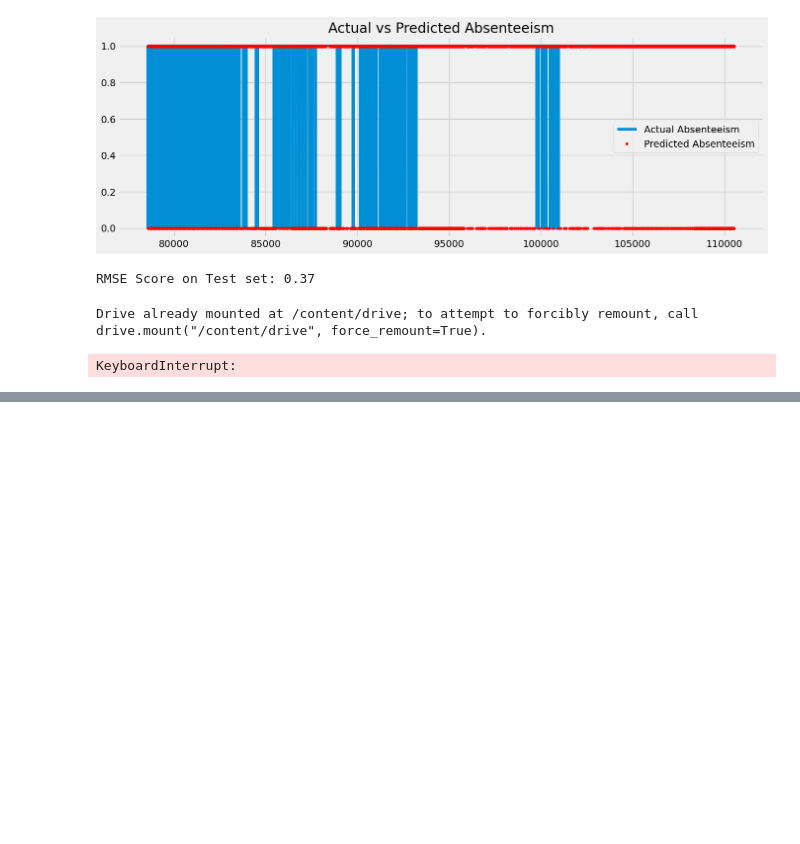
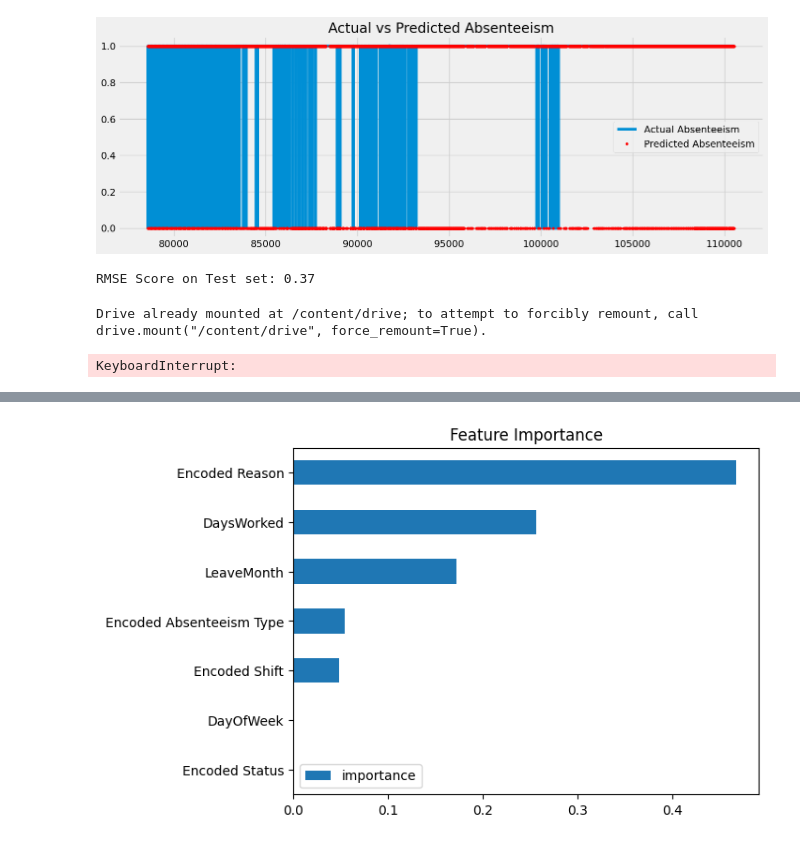
Before and after one commit to DSGP-Group-1-EAPS/SL-Apparel-Dataset, a Jupyter notebook: TimeSeries_Test_K.ipynb, the cells around one changed output, grey strips where cells are left out. Drawn from its saved outputs; the diff is of its cells as text; code cells hidden in the pictures; blank space fills up the shorter version.

```diff
--- a/TimeSeries_Test_K.ipynb
+++ b/TimeSeries_Test_K.ipynb
@@ -693,3 +693,96 @@ print(predicted_absentees)
 # %% [output]
 Drive already mounted at /content/drive; to attempt to forcibly remount, call drive.mount("/content/drive", force_remount=True).
 KeyboardInterrupt:
+# %%
+import pandas as pd
+import numpy as np
+import matplotlib.pyplot as plt
+import seaborn as sns
+from sklearn.model_selection import train_test_split
+from sklearn.preprocessing import LabelEncoder
+import xgboost as xgb
+from sklearn.metrics import mean_squared_error
+from google.colab import drive
+
+# Mounting the Google Drive
+drive.mount('/content/drive')
+
+# Reading the preprocessed data from the specified location
+df = pd.read_excel('/content/drive/MyDrive/DSGP_COURSEWORK/SL Apparel Dataset model/preprocessed_data_new.xlsx')
+
+# Define features and target variable
+features = ['Encoded Reason', 'Encoded Status', 'Encoded Absenteeism Type', 'Encoded Shift', 'DaysWorked', 'DayOfWeek', 'LeaveMonth']
+target = 'LeavesNextMonth'
+
+# Split data into training and testing sets
+train = df[df['Date'] <= '2022-12-31']
+test = df[df['Date'] > '2022-12-31']
+
+# Define features and target variables for training and testing
+X_train = train[features]
+y_train = train[target]
+
+X_test = test[features]
+y_test = test[target]
+
+# Train the XGBoost regression model
+reg = xgb.XGBRegressor(base_score=0.5, booster='gbtree',
+                        n_estimators=1000,
+                        early_stopping_rounds=50,
+                        max_depth=3,
+                        learning_rate=0.01)
+reg.fit(X_train, y_train,
+        eval_set=[(X_train, y_train), (X_test, y_test)],
+        eval_metric='rmse',
+        verbose=100)
+
+# Plot feature importance
+fi = pd.DataFrame(data=reg.feature_importances_,
+                  index=features,
+                  columns=['importance'])
+fi.sort_values('importance').plot(kind='barh', title='Feature Importance')
+plt.show()
+
+# Make predictions on the test set
+predictions = reg.predict(X_test)
+
+# Round up predicted days to nearest whole number
+predictions_rounded = np.ceil(predictions)
+
+# Calculate RMSE
+rmse = np.sqrt(mean_squared_error(y_test, predictions))
+print(f'Root Mean Squared Error: {rmse:.2f}')
+
+# Employees predicted to be absent next month with predicted number of days
+predicted_absentees = pd.DataFrame({'Code': test['Code'], 'PredictedAbsentDays': predictions_rounded})
+print("Employees' IDs predicted to be absent next month with predicted number of days (rounded up):")
+print(predicted_absentees)
+
+
+
+from sklearn.metrics import mean_absolute_error, r2_score, mean_squared_log_error, explained_variance_score
+
+# Calculate Mean Absolute Error (MAE)
+mae = mean_absolute_error(y_test, predictions)
+print(f'Mean Absolute Error: {mae:.2f}')
+
+# Calculate R-squared (R2)
+r2 = r2_score(y_test, predictions)
+print(f'R-squared (R2): {r2:.2f}')
+
+# Calculate Mean Squared Logarithmic Error (MSLE)
+msle = mean_squared_log_error(y_test, predictions)
+print(f'Mean Squared Logarithmic Error (MSLE): {msle:.5f}')
+
+# Calculate Explained Variance Score
+explained_variance = explained_variance_score(y_test, predictions)
+print(f'Explained Variance Score: {explained_variance:.2f}')
+
+
+# Importing accuracy_score from sklearn.metrics
+from sklearn.metrics import accuracy_score
+
+# Calculate accuracy
+accuracy = accuracy_score(test['LeavesNextMonth'], predictions_rounded)
+print(f'Accuracy: {accuracy * 100:.2f}%')
+# %% [output]
@@ -695,0 +793 @@ KeyboardInterrupt:
+[figure, added]
```
Also changed, not shown: parts of 1 cell of this notebook.
